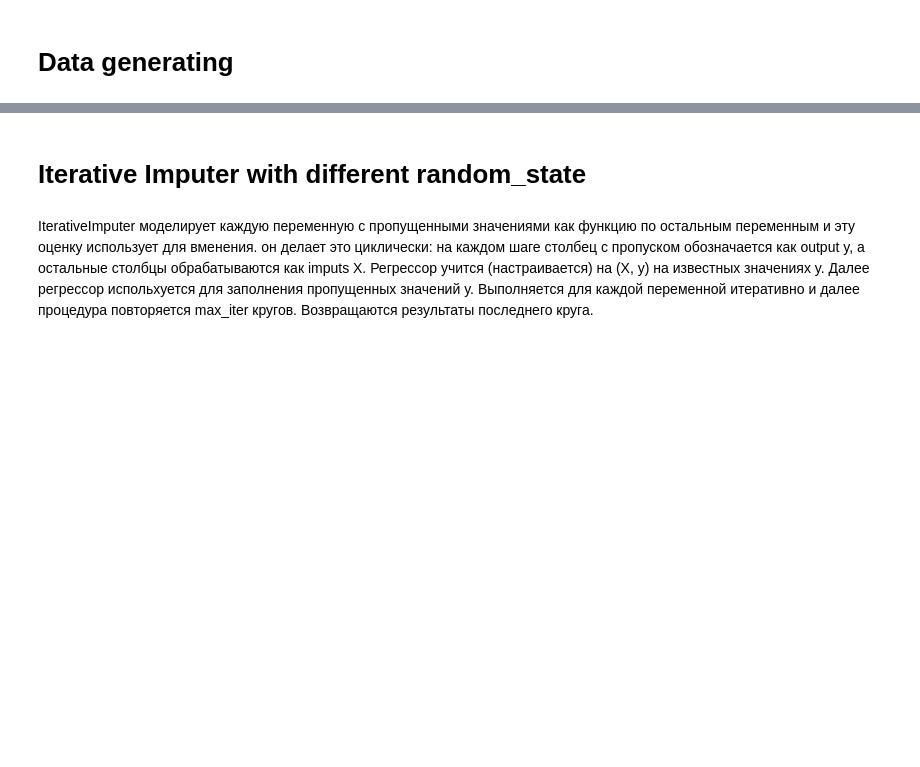
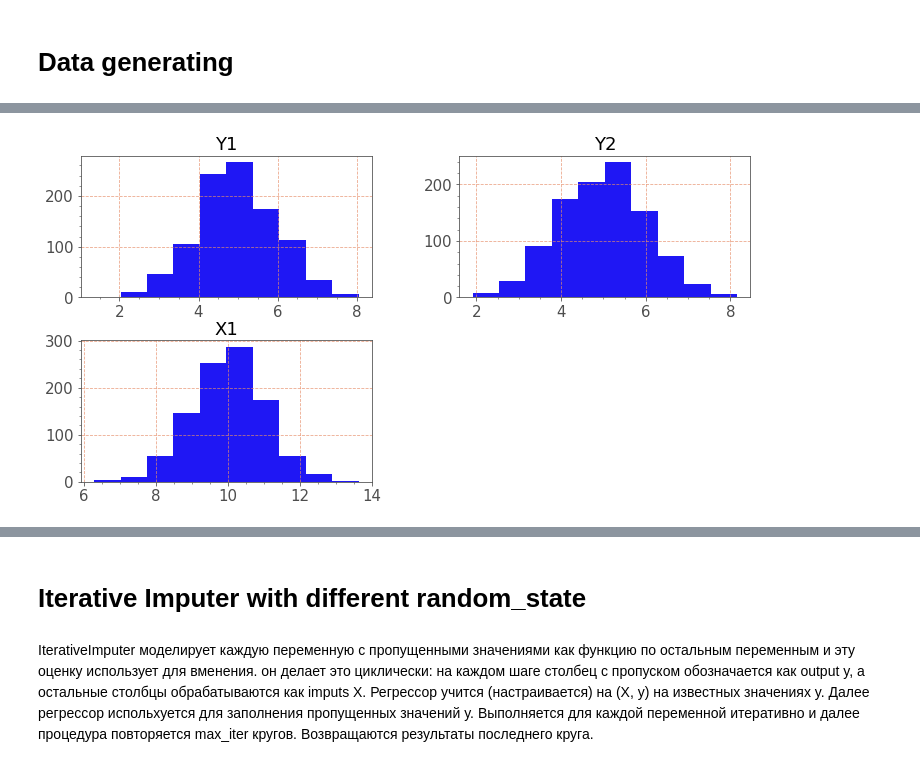
Before and after one commit to annalimm/Imputations, a Jupyter notebook: IterativeImputer_Testing.ipynb, the cells around one changed output, grey strips where cells are left out. Saved outputs shown, nothing was run; the diff lists cells and outputs as text; code cells hidden in the pictures; blank space fills up the shorter version.

```diff
--- a/IterativeImputer_Testing.ipynb
+++ b/IterativeImputer_Testing.ipynb
@@ -13,3 +54,5 @@ from sklearn import linear_model
+# %%
+plt.style.use(None)#plot_style
 # %% [markdown]
 # Data generating
 # %%
@@ -26,0 +116,6 @@ X_full = data_gener(1000, mu, cor)
+# %%
+df = pd.DataFrame(X_full, columns = ['Y1','Y2','X1'])
+df.hist()
+plt.show()
+# %% [output]
+[figure, added]
```
Also changed, not shown: parts of 43 cells of this notebook, 3 other files.
